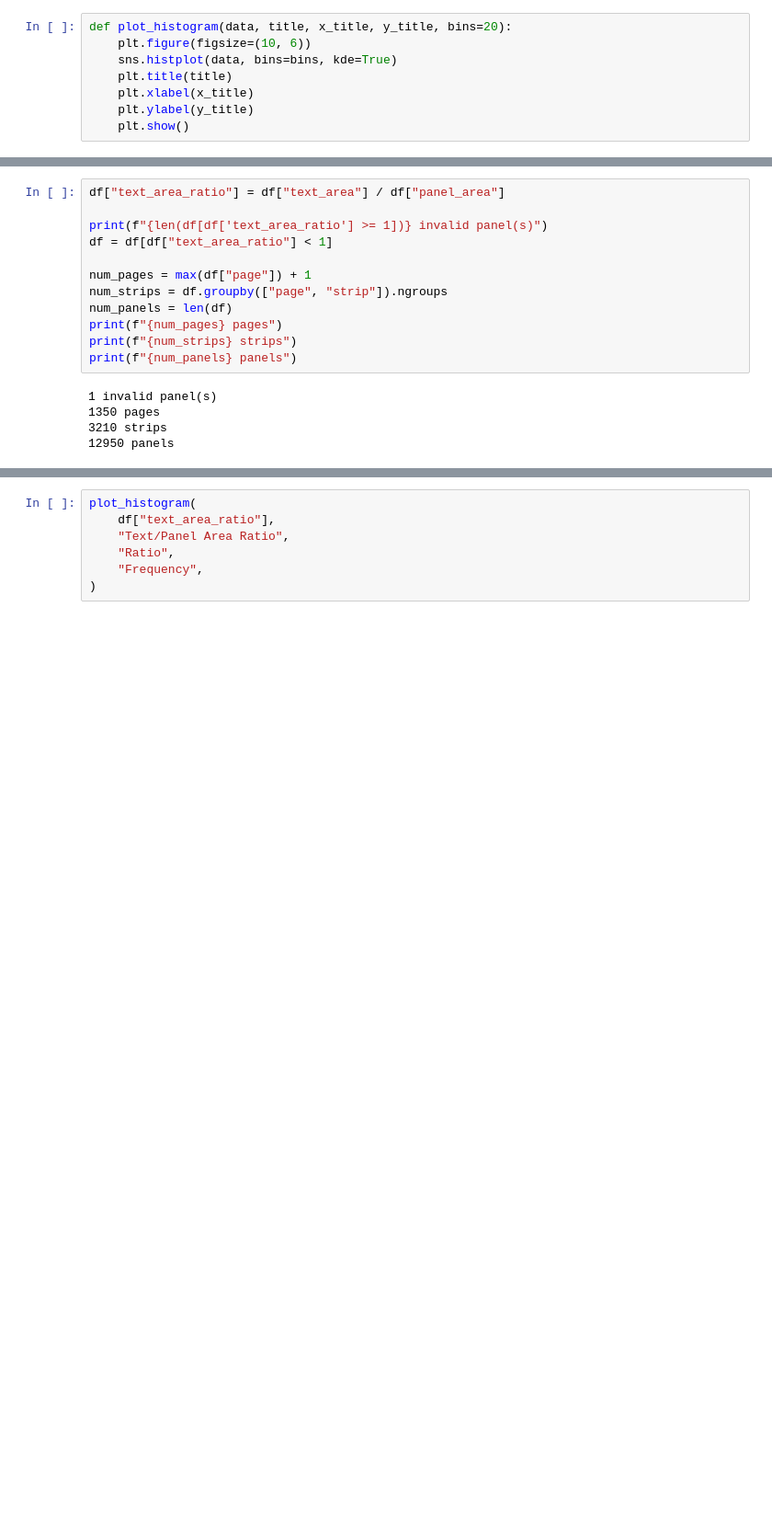
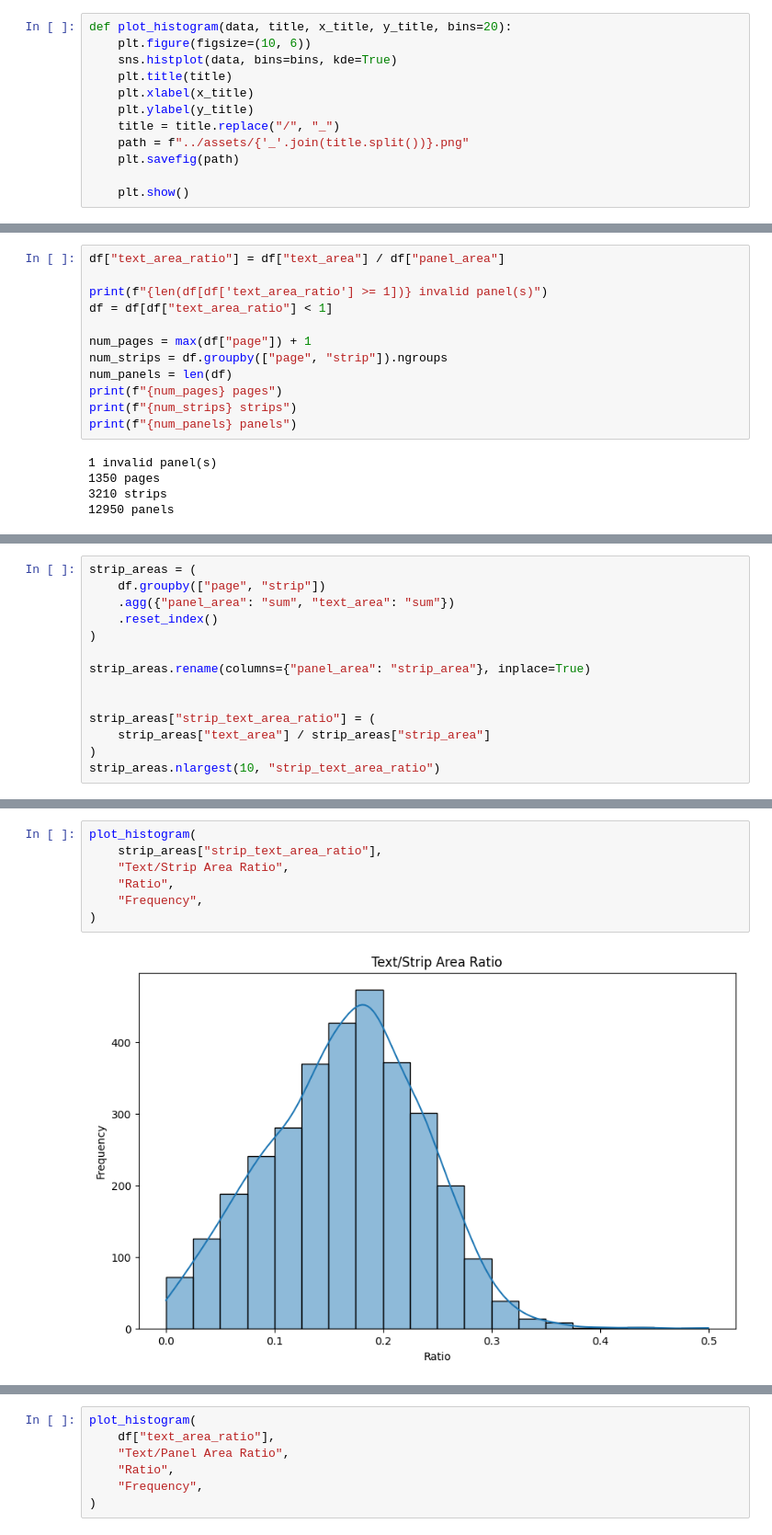
Before and after one commit to udbhav1/calvin-and-hobbes-text-density, a Jupyter notebook: notebooks/analysis.ipynb, the cells around one changed output, grey strips where cells are left out. Shown: that part at 92% size. Drawn from its saved outputs; the diff is of its cells as text; blank space fills up the shorter version.

```diff
--- a/notebooks/analysis.ipynb
+++ b/notebooks/analysis.ipynb
@@ -17,5 +17,9 @@ def plot_histogram(data, title, x_title, y_title, bins=20):
     plt.title(title)
     plt.xlabel(x_title)
     plt.ylabel(y_title)
+    title = title.replace("/", "_")
+    path = f"../assets/{'_'.join(title.split())}.png"
+    plt.savefig(path)
+
     plt.show()
 # %% [markdown]
@@ -71,0 +48,14 @@ df.nlargest(10, "text_area")
+# %%
+strip_areas = (
+    df.groupby(["page", "strip"])
+    .agg({"panel_area": "sum", "text_area": "sum"})
+    .reset_index()
+)
+
+strip_areas.rename(columns={"panel_area": "strip_area"}, inplace=True)
+
+
+strip_areas["strip_text_area_ratio"] = (
+    strip_areas["text_area"] / strip_areas["strip_area"]
+)
+strip_areas.nlargest(10, "strip_text_area_ratio")
@@ -71,0 +74,9 @@ df.nlargest(10, "text_area")
+# %%
+plot_histogram(
+    strip_areas["strip_text_area_ratio"],
+    "Text/Strip Area Ratio",
+    "Ratio",
+    "Frequency",
+)
+# %% [output]
+[figure, added]
```
Also changed, not shown: parts of 8 cells of this notebook, 15 other files.
